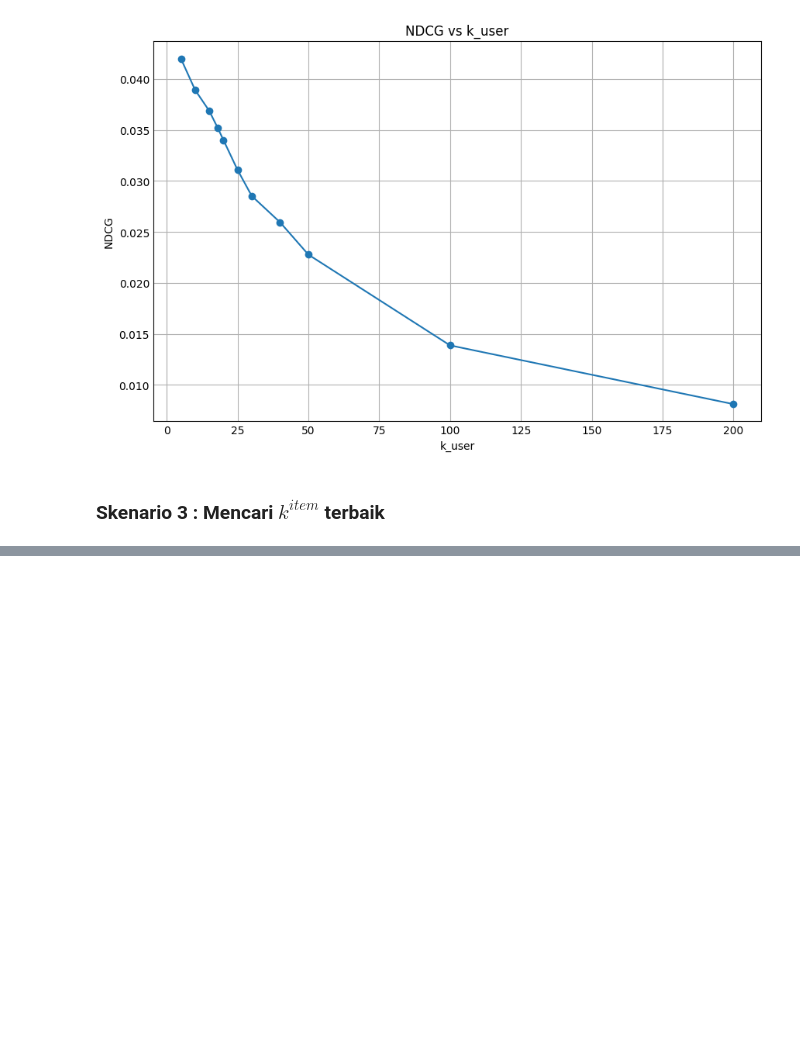
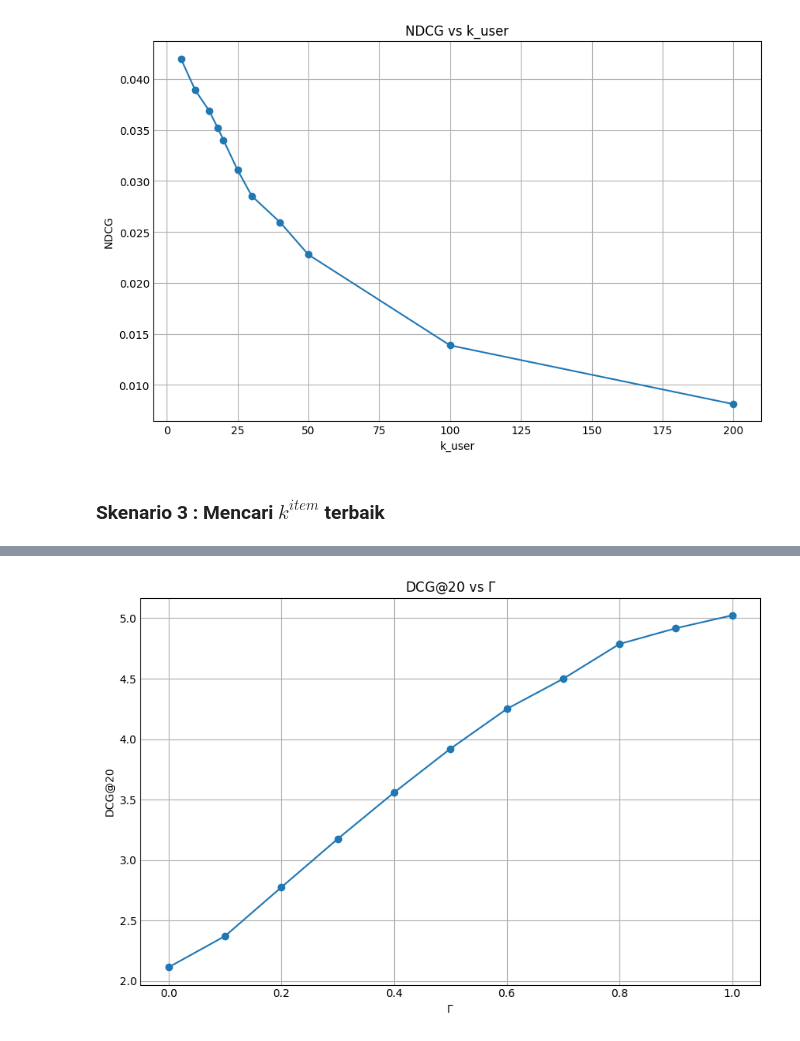
Before and after one commit to DimasDliyaurR/Hybrid-Collaborative-Filtering-HCF, a Jupyter notebook: main.ipynb, the cells around one changed output, grey strips where cells are left out. Cells and saved outputs as stored; diff of their text form; code cells hidden in the pictures; blank space fills up the shorter version.

```diff
--- a/main.ipynb
+++ b/main.ipynb
@@ -449,0 +590,29 @@ skenario_kedua = EksperimenHCF("data/ml-100k",object=S.TI,k_user=param["k_user"]
+# %%
+import numpy as np
+
+n = 20
+idcg = np.array([sum(np.array([sum(1/np.log2(np.arange(2,n+2))) for n in range(1,n+1)])) for i in range(1,n+1)])
+gamma = [round(i*0.1,2) for i in range(11)]
+
+
+mean_dcg_gamma_fold = []
+mean_ndcg_gamma_fold = []
+mean_dcg_gamma = []
+mean_ndcg_gamma = []
+
+for gamma_index in gamma :
+    skenario_kedua_gamma = skenario_kedua.result_skenario[gamma_index][5][18][0.1][0]
+    mean_dcg_per_fold = []
+    mean_ndcg_per_fold = []
+
+    for i in range(len(skenario_kedua_gamma)) :
+        mean_dcg_per_fold += [sum(skenario_kedua_gamma[i])/len(skenario_kedua_gamma[i])]
+        mean_ndcg_per_fold += [sum(np.array(skenario_kedua_gamma[i])/idcg[n-1])/len(skenario_kedua_gamma[i])]
+
+    mean_dcg_per_fold += [sum(mean_dcg_per_fold)/len(skenario_kedua_gamma)]
+    mean_ndcg_per_fold += [sum(mean_ndcg_per_fold)/len(skenario_kedua_gamma)]
+
+    mean_dcg_gamma_fold += [mean_dcg_per_fold]
+    mean_ndcg_gamma_fold += [mean_ndcg_per_fold]
+    mean_dcg_gamma += [[gamma_index,30,sum(mean_dcg_per_fold)/len(skenario_kedua_gamma)]]
+    mean_ndcg_gamma += [[gamma_index,30,sum(mean_ndcg_per_fold)/len(skenario_kedua_gamma)]]
@@ -449,0 +657,18 @@ skenario_kedua = EksperimenHCF("data/ml-100k",object=S.TI,k_user=param["k_user"]
+# %%
+import pandas as pd
+
+df = pd.DataFrame(mean_dcg_gamma, index=[i for i in range(1, len(mean_dcg) + 1)], columns=["k_user", "k_item", "DCG"])
+
+import matplotlib.pyplot as plt
+
+plt.style.use("_mpl-gallery")
+
+plt.figure(figsize=(8, 5))
+plt.plot([round(i*0.1,2) for i in range(11)], df["DCG"], marker='o')
+plt.xlabel("$\Gamma$")
+plt.ylabel("DCG@20")
+plt.title("DCG@20 vs $\Gamma$")
+plt.grid(True)
+plt.show()
+# %% [output]
+[figure, added]
```
Also changed, not shown: parts of 18 cells of this notebook, 1 other file.
